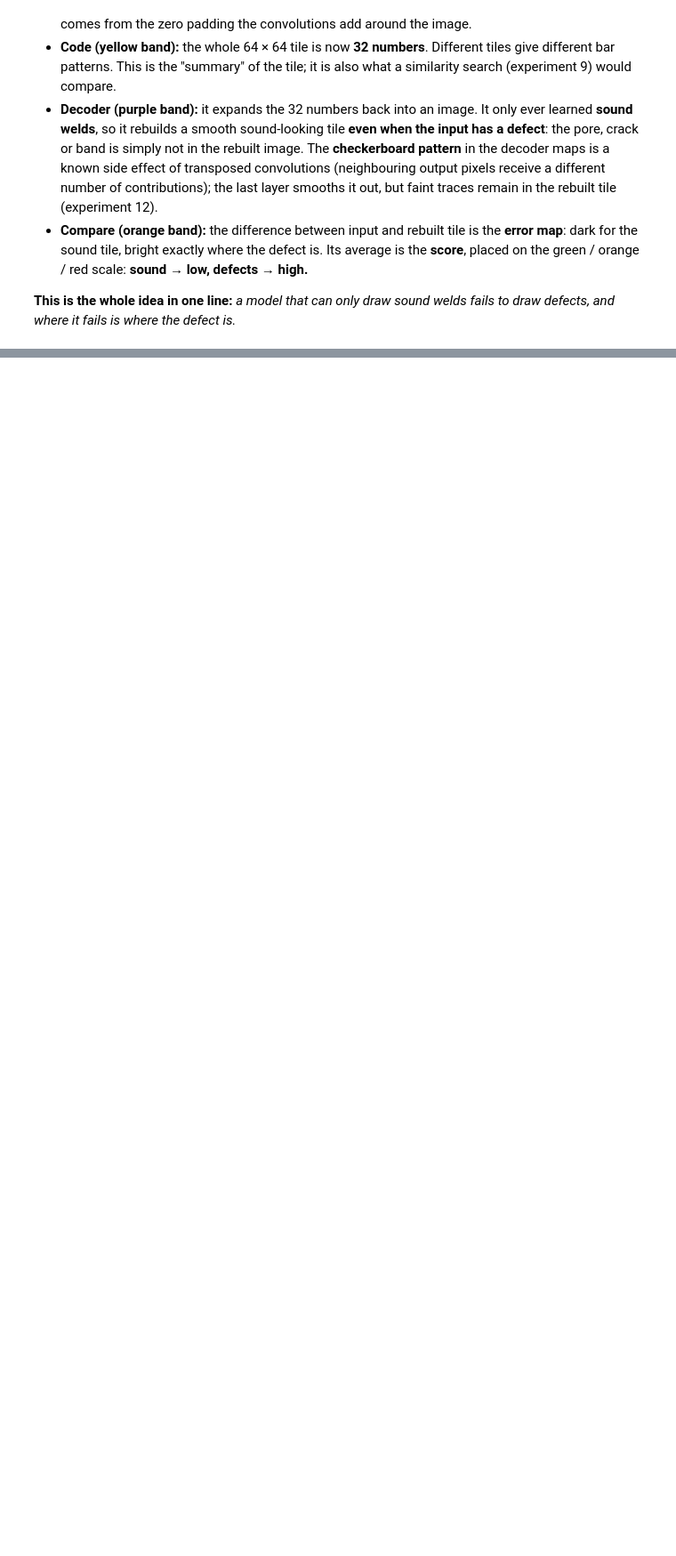
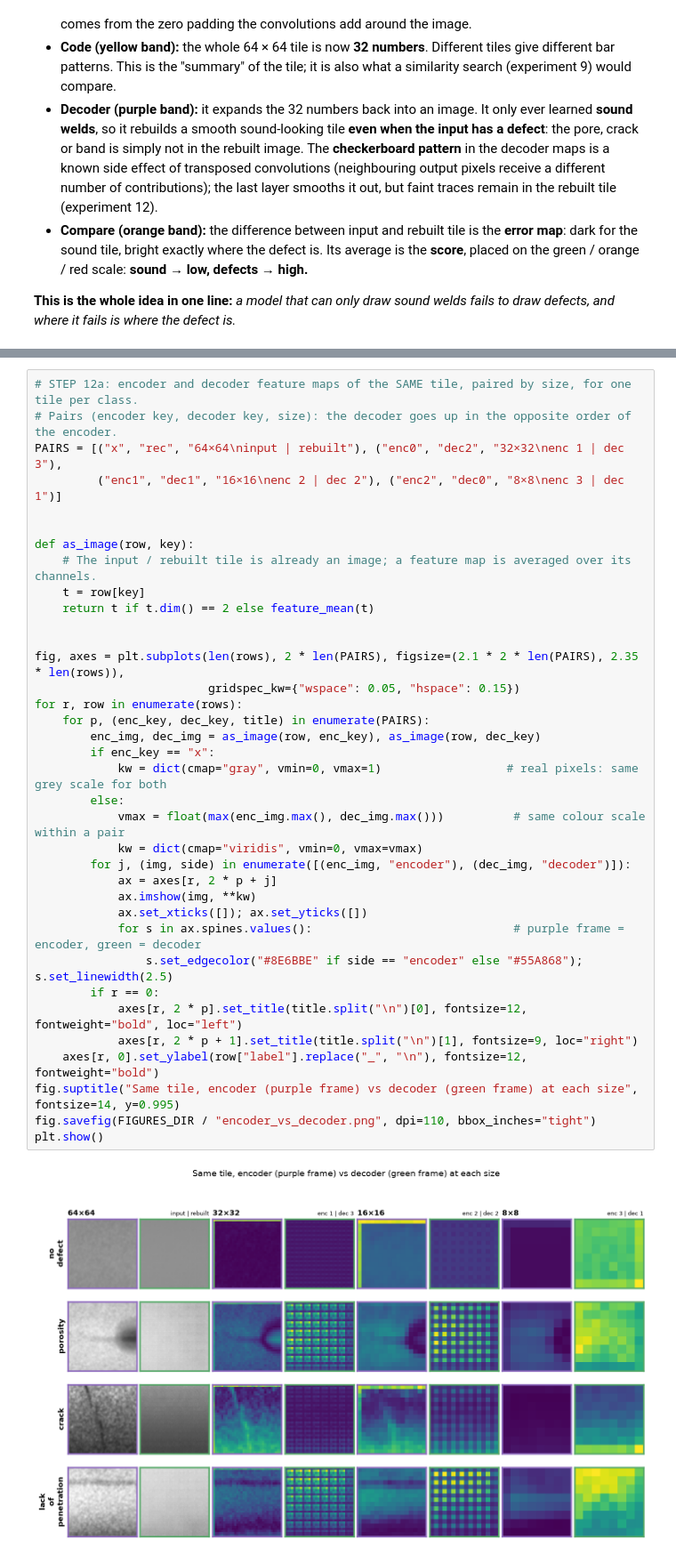
Before and after one commit to TKn0312/hackathon-team1-weld-anomaly, a Jupyter notebook: 01_autoencoder/notebook/autoencoder.ipynb, the cells around one changed output, grey strips where cells are left out. Shown at 89% size. Saved outputs shown, nothing was run; the diff lists cells and outputs as text; blank space fills up the shorter version.

Commit message:
Add encoder vs decoder comparison of the same tile at each size

```diff
--- a/01_autoencoder/notebook/autoencoder.ipynb
+++ b/01_autoencoder/notebook/autoencoder.ipynb
@@ -1482,0 +1496,38 @@ plt.show()
+# %%
+# STEP 12a: encoder and decoder feature maps of the SAME tile, paired by size, for one tile per class.
+# Pairs (encoder key, decoder key, size): the decoder goes up in the opposite order of the encoder.
+PAIRS = [("x", "rec", "64×64\ninput | rebuilt"), ("enc0", "dec2", "32×32\nenc 1 | dec 3"),
+         ("enc1", "dec1", "16×16\nenc 2 | dec 2"), ("enc2", "dec0", "8×8\nenc 3 | dec 1")]
+
+
+def as_image(row, key):
+    # The input / rebuilt tile is already an image; a feature map is averaged over its channels.
+    t = row[key]
+    return t if t.dim() == 2 else feature_mean(t)
+
+
+fig, axes = plt.subplots(len(rows), 2 * len(PAIRS), figsize=(2.1 * 2 * len(PAIRS), 2.35 * len(rows)),
+                         gridspec_kw={"wspace": 0.05, "hspace": 0.15})
+for r, row in enumerate(rows):
+    for p, (enc_key, dec_key, title) in enumerate(PAIRS):
+        enc_img, dec_img = as_image(row, enc_key), as_image(row, dec_key)
+        if enc_key == "x":
+            kw = dict(cmap="gray", vmin=0, vmax=1)                  # real pixels: same grey scale for both
+        else:
+            vmax = float(max(enc_img.max(), dec_img.max()))          # same colour scale within a pair
+            kw = dict(cmap="viridis", vmin=0, vmax=vmax)
+        for j, (img, side) in enumerate([(enc_img, "encoder"), (dec_img, "decoder")]):
+            ax = axes[r, 2 * p + j]
+            ax.imshow(img, **kw)
+            ax.set_xticks([]); ax.set_yticks([])
+            for s in ax.spines.values():                             # purple frame = encoder, green = decoder
+                s.set_edgecolor("#8E6BBE" if side == "encoder" else "#55A868"); s.set_linewidth(2.5)
+        if r == 0:
+            axes[r, 2 * p].set_title(title.split("\n")[0], fontsize=12, fontweight="bold", loc="left")
+            axes[r, 2 * p + 1].set_title(title.split("\n")[1], fontsize=9, loc="right")
+    axes[r, 0].set_ylabel(row["label"].replace("_", "\n"), fontsize=12, fontweight="bold")
+fig.suptitle("Same tile, encoder (purple frame) vs decoder (green frame) at each size", fontsize=14, y=0.995)
+fig.savefig(FIGURES_DIR / "encoder_vs_decoder.png", dpi=110, bbox_inches="tight")
+plt.show()
+# %% [output]
+[figure, added]
```
Also changed, not shown: parts of 7 cells of this notebook.
